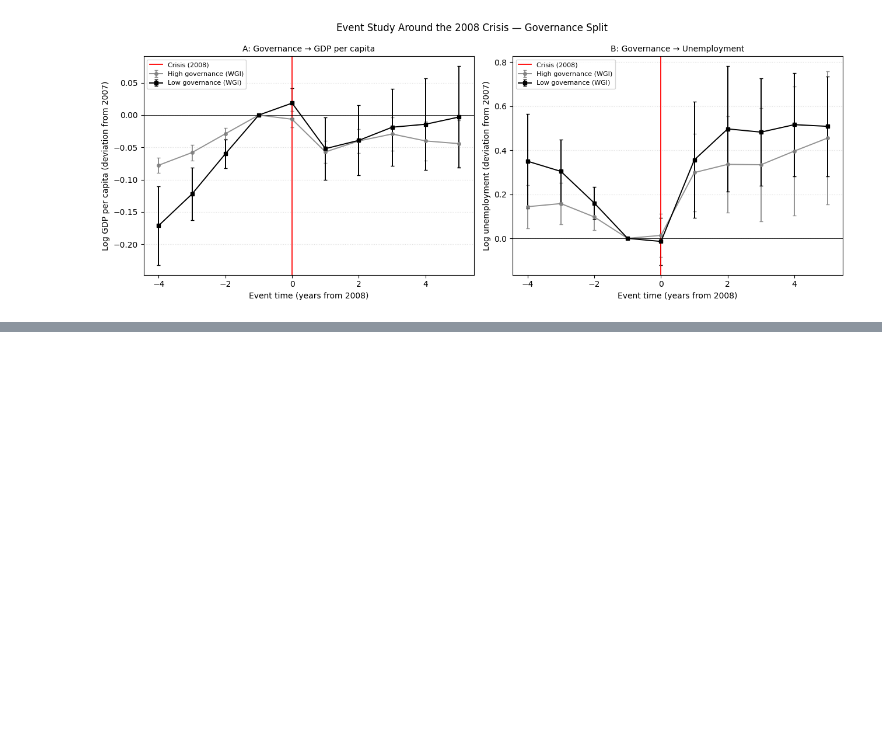
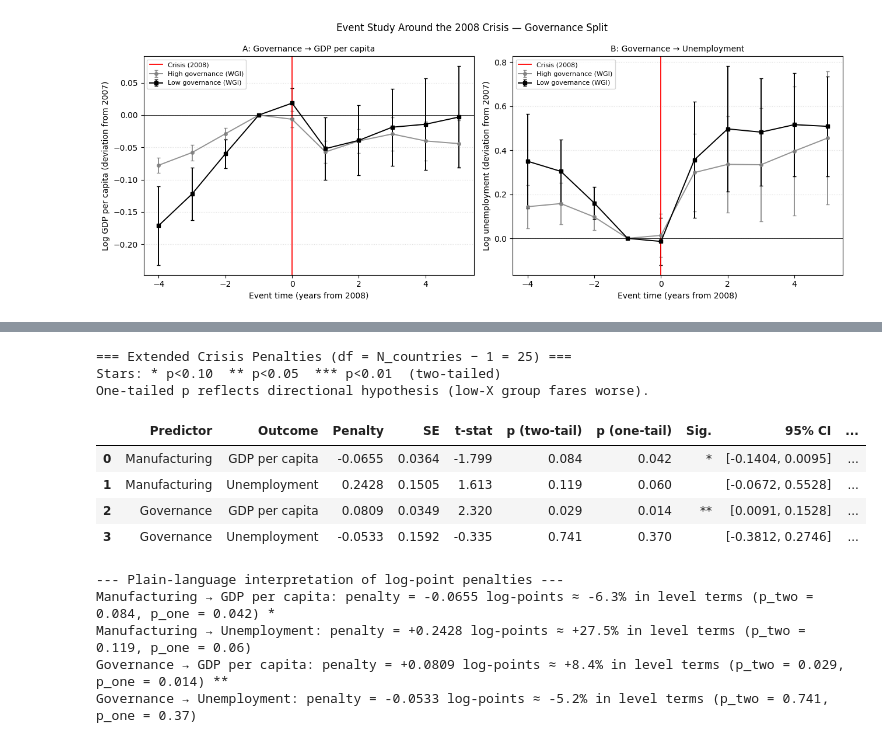
Before and after one commit to Jonas-Nepozitek/Applied-Methods-of-Analysis-II, a Jupyter notebook: final-project/jonas/final_project_event.ipynb, the cells around one changed output, grey strips where cells are left out. Drawn from its saved outputs; the diff is of its cells as text; code cells hidden in the pictures; blank space fills up the shorter version.

Commit message:
final project event study extended

```diff
--- a/final-project/jonas/final_project_event.ipynb
+++ b/final-project/jonas/final_project_event.ipynb
@@ -425,0 +321,69 @@ Governance × GDP, τ=-4 coefficients:
+# %%
+def sig_stars(p):
+    if p < 0.01:  return '***'
+    elif p < 0.05: return '**'
+    elif p < 0.10: return '*'
+    return ''
+
+extended_rows = []
+penalty_models_ext = {}
+
+for split_var, split_label in [('high_manuf', 'Manufacturing'), ('high_wgi', 'Governance')]:
+    for outcome, outcome_label in [('log_gdp', 'GDP per capita'), ('log_unemp', 'Unemployment')]:
+        deltas, pen, pen_se, model = crisis_penalty(panel, outcome, split_var)
+        penalty_models_ext[(split_label, outcome_label)] = (pen, pen_se, model)
+
+        n_countries = panel['country'].nunique()
+        df_t = n_countries - 1  # conservative small-sample df
+
+        if pd.notna(pen) and pen_se > 0:
+            t_val  = pen / pen_se
+            p_two  = 2 * scipy_stats.t.sf(abs(t_val), df=df_t)
+            p_one  = scipy_stats.t.sf(abs(t_val), df=df_t)
+            t_crit = scipy_stats.t.ppf(0.975, df=df_t)
+            ci_lo  = pen - t_crit * pen_se
+            ci_hi  = pen + t_crit * pen_se
+            pct    = (np.exp(pen) - 1) * 100
+        else:
+            t_val = p_two = p_one = ci_lo = ci_hi = pct = np.nan
+
+        extended_rows.append({
+            'Predictor':       split_label,
+            'Outcome':         outcome_label,
+            'Penalty':         round(pen,    4) if pd.notna(pen)    else np.nan,
+            'SE':              round(pen_se, 4) if pd.notna(pen_se) else np.nan,
+            't-stat':          round(t_val,  3) if pd.notna(t_val)  else np.nan,
+            'p (two-tail)':    round(p_two,  3) if pd.notna(p_two)  else np.nan,
+            'p (one-tail)':    round(p_one,  3) if pd.notna(p_one)  else np.nan,
+            'Sig.':            sig_stars(p_two) if pd.notna(p_two)  else '',
+            '95% CI':          f'[{ci_lo:.4f}, {ci_hi:.4f}]' if pd.notna(ci_lo) else 'N/A',
+            '% effect (approx.)': f'{pct:+.1f}%' if pd.notna(pct) else 'N/A',
+        })
+
+ext_table = pd.DataFrame(extended_rows)
+print('=== Extended Crisis Penalties (df = N_countries − 1 = 25) ===')
+print('Stars: * p<0.10  ** p<0.05  *** p<0.01  (two-tailed)')
+print('One-tailed p reflects directional hypothesis (low-X group fares worse).\n')
+display(ext_table)
+
+print('\n--- Plain-language interpretation of log-point penalties ---')
+for _, row in ext_table.iterrows():
+    pct_val = row['% effect (approx.)']
+    print(f"{row['Predictor']} → {row['Outcome']}: "
+          f"penalty = {row['Penalty']:+.4f} log-points "
+          f"≈ {pct_val} in level terms "
+          f"(p_two = {row['p (two-tail)']}, p_one = {row['p (one-tail)']}) {row['Sig.']}")
+# %% [output]
+=== Extended Crisis Penalties (df = N_countries − 1 = 25) ===
+Stars: * p<0.10  ** p<0.05  *** p<0.01  (two-tailed)
+One-tailed p reflects directional hypothesis (low-X group fares worse).
+|  | Predictor | Outcome | Penalty | SE | t-stat | p (two-tail) | p (one-tail) | Sig. | 95% CI | ... |
+| 0 | Manufacturing | GDP per capita | -0.0655 | 0.0364 | -1.799 | 0.084 | 0.042 | * | [-0.1404, 0.0095] | ... |
+| 1 | Manufacturing | Unemployment | 0.2428 | 0.1505 | 1.613 | 0.119 | 0.060 |  | [-0.0672, 0.5528] | ... |
+| 2 | Governance | GDP per capita | 0.0809 | 0.0349 | 2.320 | 0.029 | 0.014 | ** | [0.0091, 0.1528] | ... |
+| 3 | Governance | Unemployment | -0.0533 | 0.1592 | -0.335 | 0.741 | 0.370 |  | [-0.3812, 0.2746] | ... |
+--- Plain-language interpretation of log-point penalties ---
+Manufacturing → GDP per capita: penalty = -0.0655 log-points ≈ -6.3% in level terms (p_two = 0.084, p_one = 0.042) *
+Manufacturing → Unemployment: penalty = +0.2428 log-points ≈ +27.5% in level terms (p_two = 0.119, p_one = 0.06)
+Governance → GDP per capita: penalty = +0.0809 log-points ≈ +8.4% in level terms (p_two = 0.029, p_one = 0.014) **
+Governance → Unemployment: penalty = -0.0533 log-points ≈ -5.2% in level terms (p_two = 0.741, p_one = 0.37)
```
Also changed, not shown: parts of 7 cells of this notebook.
